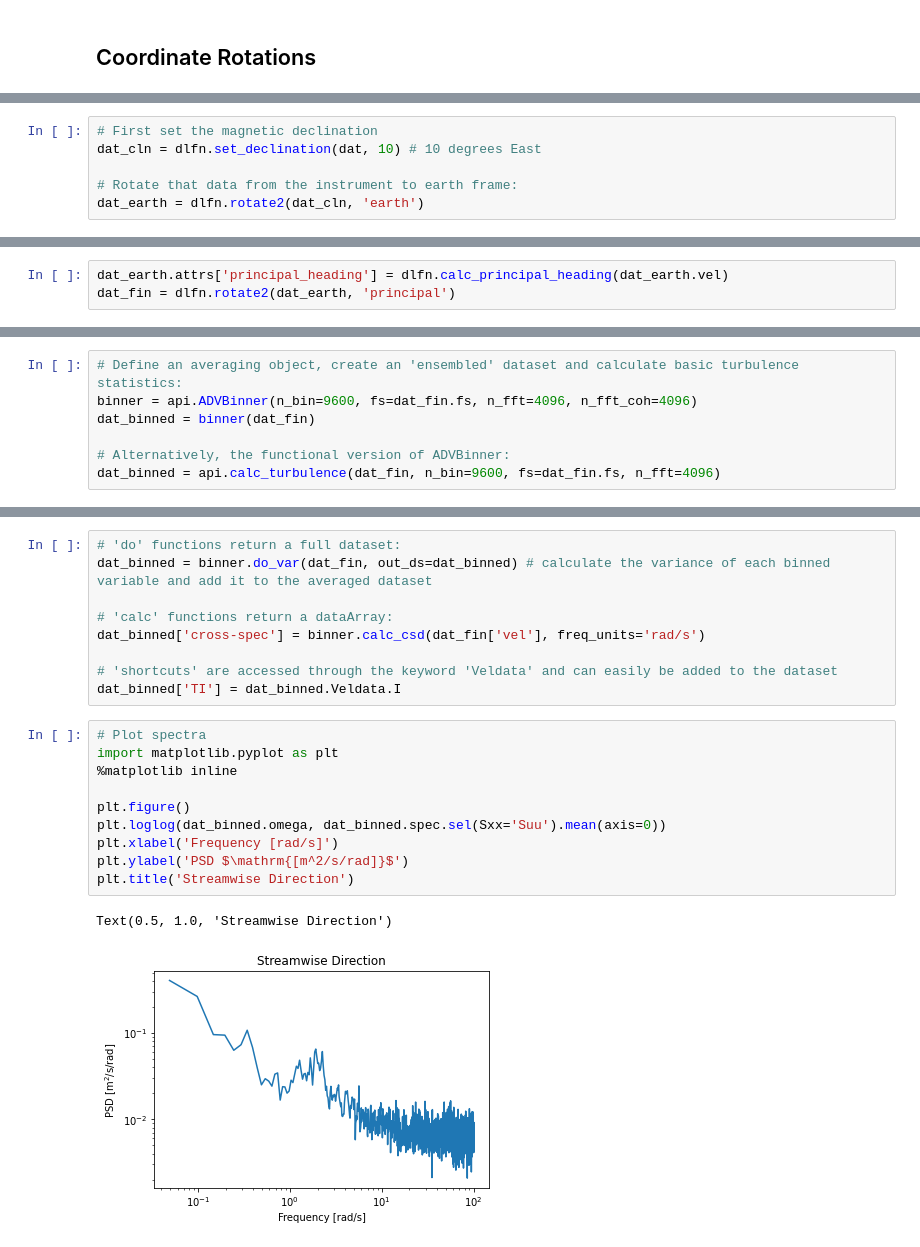
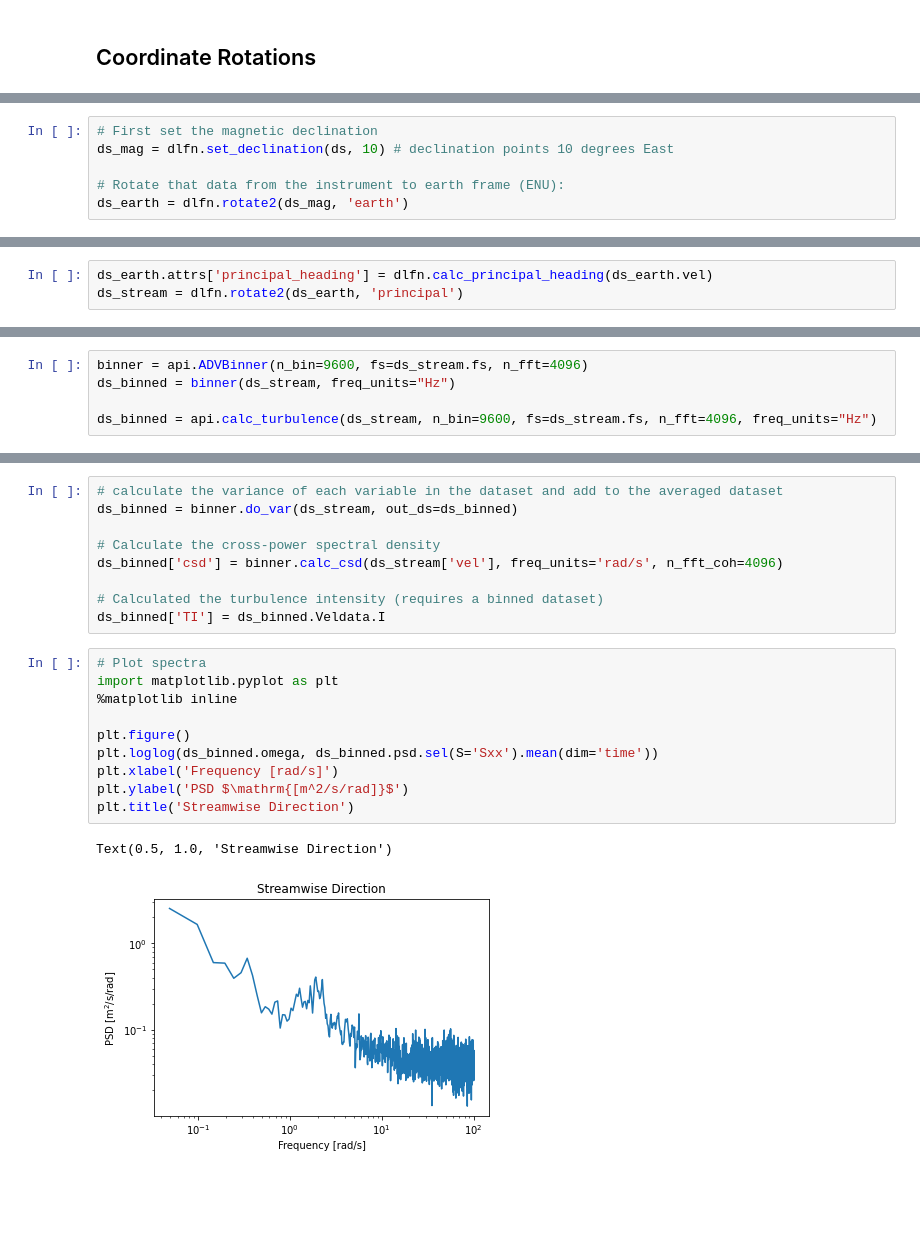
Before and after one commit to lkilcher/dolfyn, a Jupyter notebook: docs/ADV_Example.ipynb, the cells around one changed output, grey strips where cells are left out. Saved outputs shown, nothing was run; the diff lists cells and outputs as text; blank space fills up the shorter version.

Commit message:
Slew of issues discovered through linting

```diff
--- a/docs/ADV_Example.ipynb
+++ b/docs/ADV_Example.ipynb
@@ -72,6 +81,6 @@ Now that the data has been cleaned, the next step is to rotate the velocity data
 # %%
 # First set the magnetic declination
-dat_cln = dlfn.set_declination(dat, 10) # 10 degrees East
+ds_mag = dlfn.set_declination(ds, 10) # declination points 10 degrees East
 
-# Rotate that data from the instrument to earth frame:
-dat_earth = dlfn.rotate2(dat_cln, 'earth')
+# Rotate that data from the instrument to earth frame (ENU):
+ds_earth = dlfn.rotate2(ds_mag, 'earth')
@@ -80,3 +93,3 @@ Once in the true ENU frame of reference, we can calculate the principal flow dir
 # %%
-dat_earth.attrs['principal_heading'] = dlfn.calc_principal_heading(dat_earth.vel)
-dat_fin = dlfn.rotate2(dat_earth, 'principal')
+ds_earth.attrs['principal_heading'] = dlfn.calc_principal_heading(ds_earth.vel)
+ds_stream = dlfn.rotate2(ds_earth, 'principal')
@@ -87,10 +105,8 @@ The next step in ADV analysis is to average the velocity data into time bins (en
 # %%
-# Define an averaging object, create an 'ensembled' dataset and calculate basic turbulence statistics:
-binner = api.ADVBinner(n_bin=9600, fs=dat_fin.fs, n_fft=4096, n_fft_coh=4096)
-dat_binned = binner(dat_fin)
+binner = api.ADVBinner(n_bin=9600, fs=ds_stream.fs, n_fft=4096)
+ds_binned = binner(ds_stream, freq_units="Hz")
 
-# Alternatively, the functional version of ADVBinner:
-dat_binned = api.calc_turbulence(dat_fin, n_bin=9600, fs=dat_fin.fs, n_fft=4096)
+ds_binned = api.calc_turbulence(ds_stream, n_bin=9600, fs=ds_stream.fs, n_fft=4096, freq_units="Hz")
 # %% [markdown]
 The benefit to using `ADVBinner` is that one has access to all of the velocity and turbulence analysis functions that DOLfYN contains. If basic analysis will suffice, the `calc_turbulence` function is the most convienent. Either option can still utilize DOLfYN's shortcuts.
 
@@ -98,22 +119,22 @@ See the DOLfYN API in the documentation for the full list of functions and short
-# %%
-# 'do' functions return a full dataset:
-dat_binned = binner.do_var(dat_fin, out_ds=dat_binned) # calculate the variance of each binned variable and add it to the averaged dataset
-
-# 'calc' functions return a dataArray:
-dat_binned['cross-spec'] = binner.calc_csd(dat_fin['vel'], freq_units='rad/s')
-
-# 'shortcuts' are accessed through the keyword 'Veldata' and can easily be added to the dataset
-dat_binned['TI'] = dat_binned.Veldata.I
+# %%
+# calculate the variance of each variable in the dataset and add to the averaged dataset
+ds_binned = binner.do_var(ds_stream, out_ds=ds_binned)
+
+# Calculate the cross-power spectral density
+ds_binned['csd'] = binner.calc_csd(ds_stream['vel'], freq_units='rad/s', n_fft_coh=4096)
+
+# Calculated the turbulence intensity (requires a binned dataset)
+ds_binned['TI'] = ds_binned.Veldata.I
 # %%
 # Plot spectra
 import matplotlib.pyplot as plt
 %matplotlib inline
 
 plt.figure()
-plt.loglog(dat_binned.omega, dat_binned.spec.sel(Sxx='Suu').mean(axis=0))
+plt.loglog(ds_binned.omega, ds_binned.psd.sel(S='Sxx').mean(dim='time'))
 plt.xlabel('Frequency [rad/s]')
 plt.ylabel('PSD $\mathrm{[m^2/s/rad]}$')
 plt.title('Streamwise Direction')
 # %% [output]
 Text(0.5, 1.0, 'Streamwise Direction')
-[figure, old version]
+[figure, new version]
```
Also changed, not shown: parts of 17 cells of this notebook, 15 other files.
